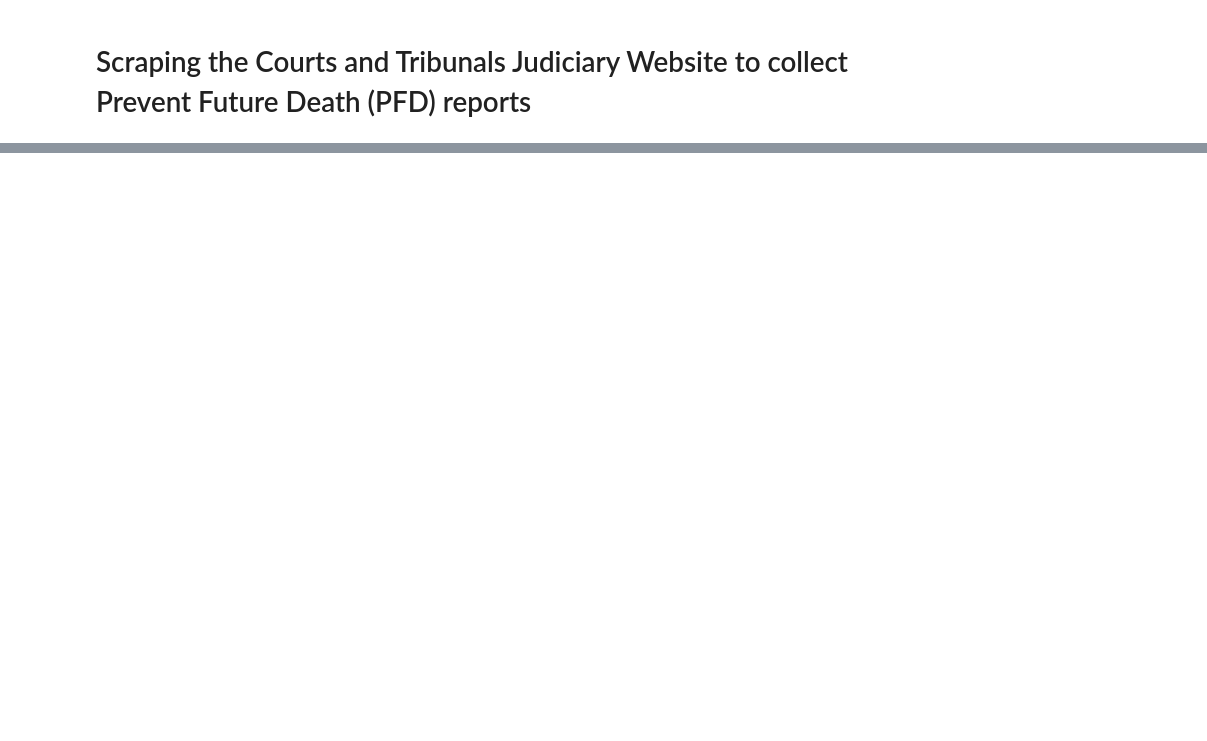
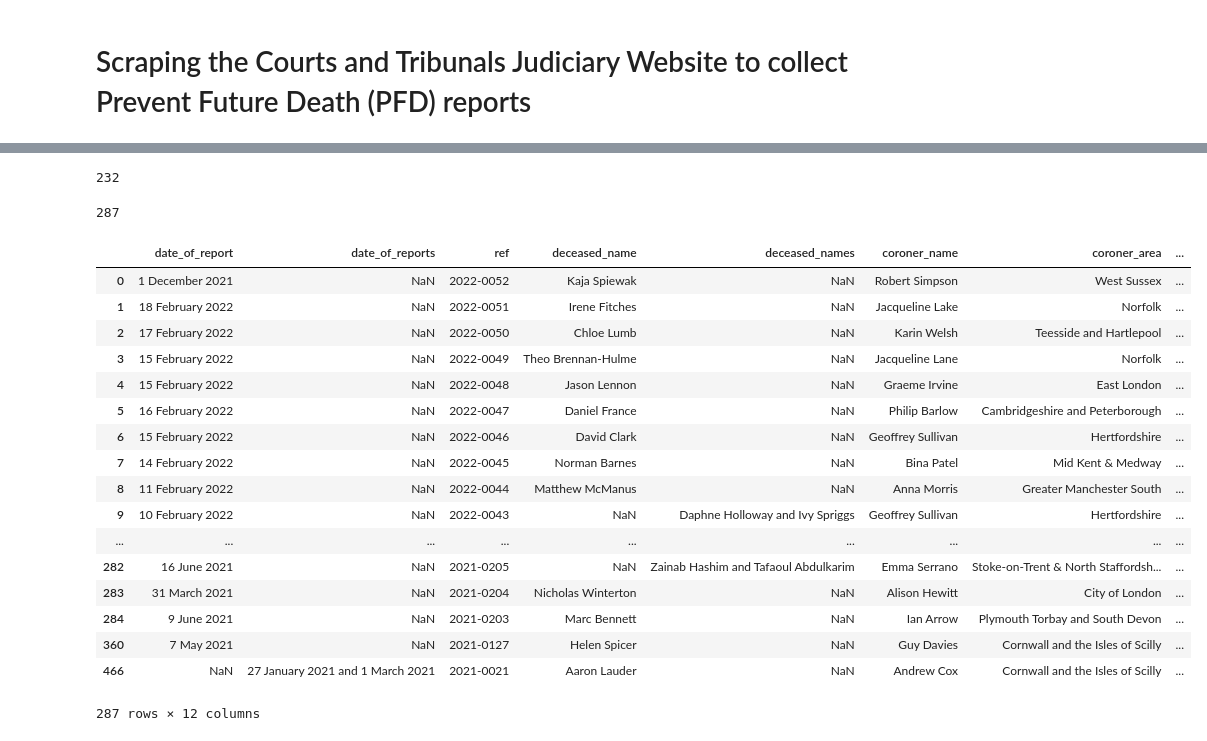
Before and after one commit to georgiarichards/georgiarichards.github.io, a Jupyter notebook: data/Web_scraper_PFDs.ipynb, the cells around one changed output, grey strips where cells are left out. Drawn from its saved outputs; the diff is of its cells as text; code cells hidden in the pictures; blank space fills up the shorter version.

```diff
--- a/data/Web_scraper_PFDs.ipynb
+++ b/data/Web_scraper_PFDs.ipynb
@@ -1000,0 +380,37 @@ areas.to_html(f"areas_info.html")
+# %%
+len(new_not_old_list)
+# %% [output]
+232
+# %%
+feb22 = pd.read_csv('death_info_2022-02-23.csv')
+jun21 = pd.read_csv('death_info_2021-06-28.csv')
+# %%
+cols = list(jun21.columns)
+merged = feb22.merge(jun21, on=cols, how='left', indicator=True)
+# %%
+l_only = merged[merged['_merge'] == 'left_only']
+# %%
+len(l_only)
+# %% [output]
+287
+# %%
+l_only
+# %% [output]
+|  | date_of_report | date_of_reports | ref | deceased_name | deceased_names | coroner_name | coroner_area | ... |
+| 0 | 1 December 2021 | NaN | 2022-0052 | Kaja Spiewak | NaN | Robert Simpson | West Sussex | ... |
+| 1 | 18 February 2022 | NaN | 2022-0051 | Irene Fitches | NaN | Jacqueline Lake | Norfolk | ... |
+| 2 | 17 February 2022 | NaN | 2022-0050 | Chloe Lumb | NaN | Karin Welsh | Teesside and Hartlepool | ... |
+| 3 | 15 February 2022 | NaN | 2022-0049 | Theo Brennan-Hulme | NaN | Jacqueline Lane | Norfolk | ... |
+| 4 | 15 February 2022 | NaN | 2022-0048 | Jason Lennon | NaN | Graeme Irvine | East London | ... |
+| 5 | 16 February 2022 | NaN | 2022-0047 | Daniel France | NaN | Philip Barlow | Cambridgeshire and Peterborough | ... |
+| 6 | 15 February 2022 | NaN | 2022-0046 | David Clark | NaN | Geoffrey Sullivan | Hertfordshire | ... |
+| 7 | 14 February 2022 | NaN | 2022-0045 | Norman Barnes | NaN | Bina Patel | Mid Kent & Medway | ... |
+| 8 | 11 February 2022 | NaN | 2022-0044 | Matthew McManus | NaN | Anna Morris | Greater Manchester South | ... |
+| 9 | 10 February 2022 | NaN | 2022-0043 | NaN | Daphne Holloway and Ivy Spriggs | Geoffrey Sullivan | Hertfordshire | ... |
+| ... | ... | ... | ... | ... | ... | ... | ... | ... |
+| 282 | 16 June 2021 | NaN | 2021-0205 | NaN | Zainab Hashim and Tafaoul Abdulkarim | Emma Serrano | Stoke-on-Trent & North Staffordsh... | ... |
+| 283 | 31 March 2021 | NaN | 2021-0204 | Nicholas Winterton | NaN | Alison Hewitt | City of London | ... |
+| 284 | 9 June 2021 | NaN | 2021-0203 | Marc Bennett | NaN | Ian Arrow | Plymouth Torbay and South Devon | ... |
+| 360 | 7 May 2021 | NaN | 2021-0127 | Helen Spicer | NaN | Guy Davies | Cornwall and the Isles of Scilly | ... |
+| 466 | NaN | 27 January 2021 and 1 March 2021 | 2021-0021 | Aaron Lauder | NaN | Andrew Cox | Cornwall and the Isles of Scilly | ... |
+287 rows × 12 columns
```
Also changed, not shown: parts of 94 cells of this notebook, 1 other file.
